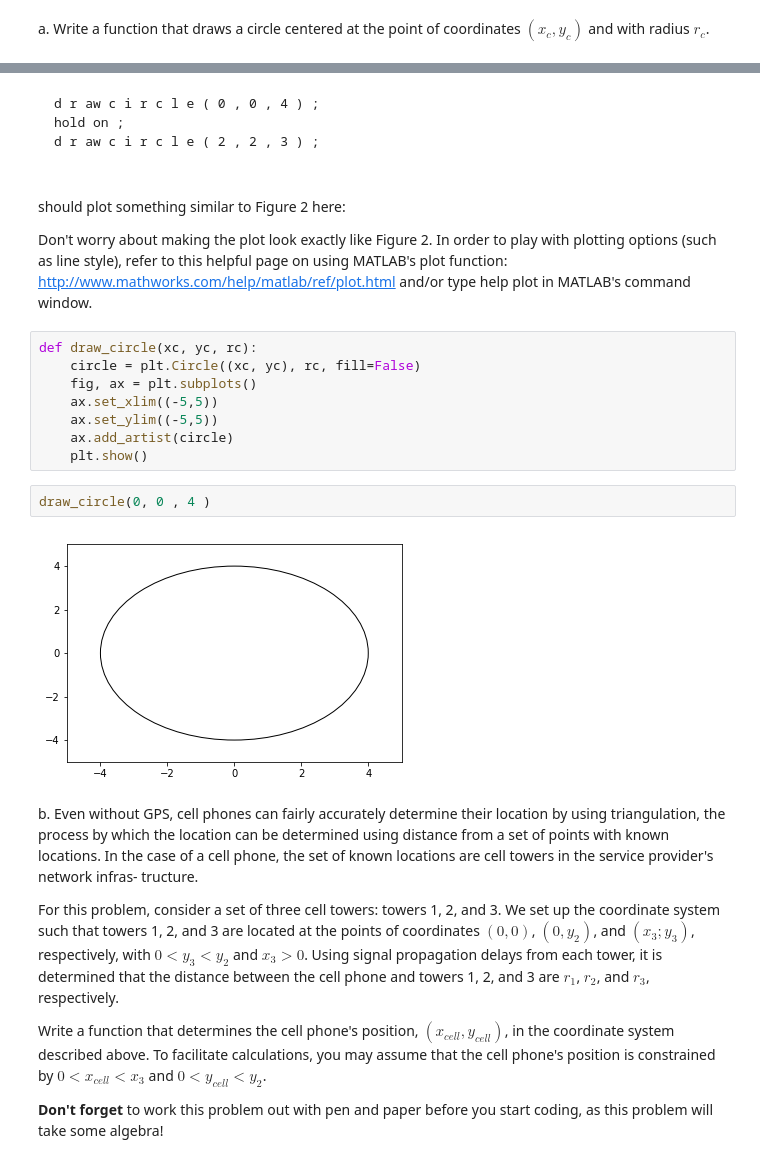
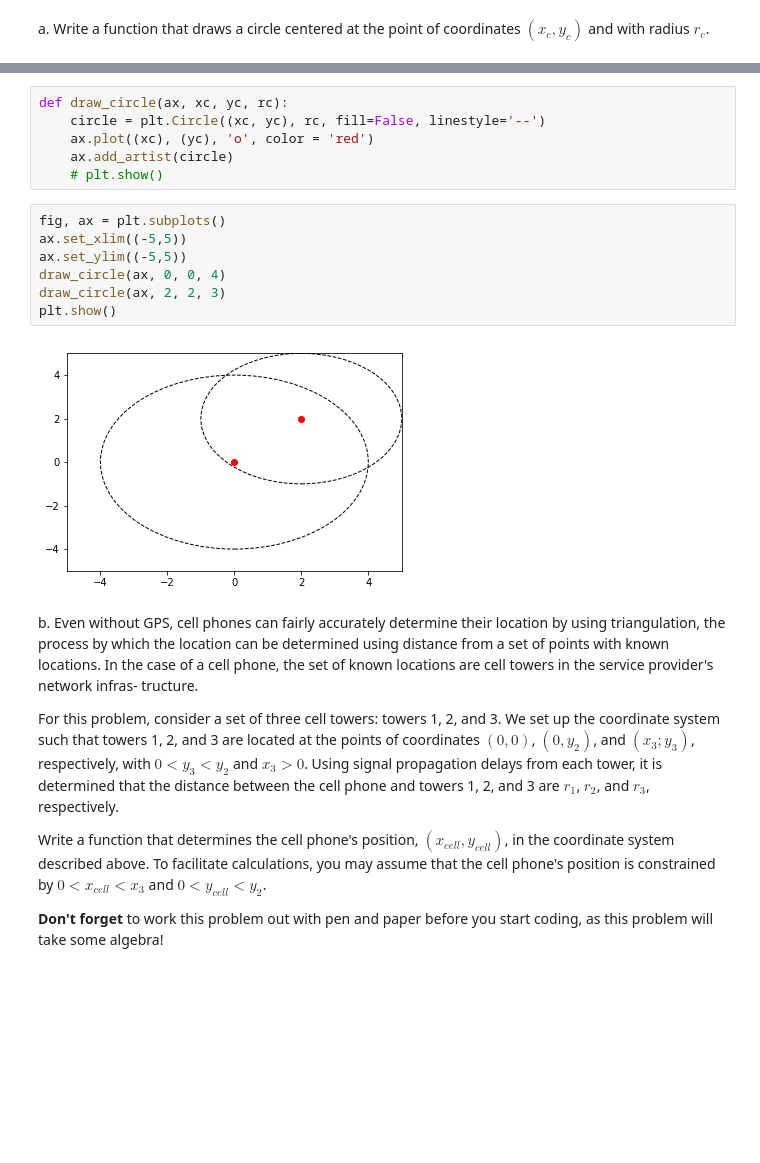
Before and after one commit to ds-modules/ENGIN-7, a Jupyter notebook: Lab02/staff.ipynb, the cells around one changed output, grey strips where cells are left out. Drawn from its saved outputs; the diff is of its cells as text; blank space fills up the shorter version.

````diff
--- a/Lab02/staff.ipynb
+++ b/Lab02/staff.ipynb
@@ -145,28 +162,18 @@ with the command hold on should plot multiple circles. For example, the code:
-# %% [markdown]
-``` MATLAB
-d r aw c i r c l e ( 0 , 0 , 4 ) ;
-hold on ;
-d r aw c i r c l e ( 2 , 2 , 3 ) ;
-# %% [markdown]
-should plot something similar to Figure 2 here:
-
-Don't worry about making the plot
-look exactly like Figure 2. In order to play with plotting options (such as line
-style), refer to this helpful page on using MATLAB's plot function:
-http://www.mathworks.com/help/matlab/ref/plot.html and/or type help plot
-in MATLAB's command window.
 # %%
-def draw_circle(xc, yc, rc):
-    circle = plt.Circle((xc, yc), rc, fill=False)
-    fig, ax = plt.subplots()
-    ax.set_xlim((-5,5))
-    ax.set_ylim((-5,5))
+def draw_circle(ax, xc, yc, rc):
+    circle = plt.Circle((xc, yc), rc, fill=False, linestyle='--')
+    ax.plot((xc), (yc), 'o', color = 'red')
     ax.add_artist(circle)
-    plt.show()
+    # plt.show()
-# %%
-draw_circle(0, 0 , 4 )
-# %% [output]
-[figure, removed]
+# %%
+fig, ax = plt.subplots()
+ax.set_xlim((-5,5))
+ax.set_ylim((-5,5))
+draw_circle(ax, 0, 0, 4)
+draw_circle(ax, 2, 2, 3)
+plt.show()
+# %% [output]
+[figure, added]
 # %% [markdown]
 b. Even without GPS, cell phones can fairly accurately determine their location by
 using triangulation, the process by which the location can be determined using
````
Also changed, not shown: parts of 5 cells of this notebook, 14 other files.
